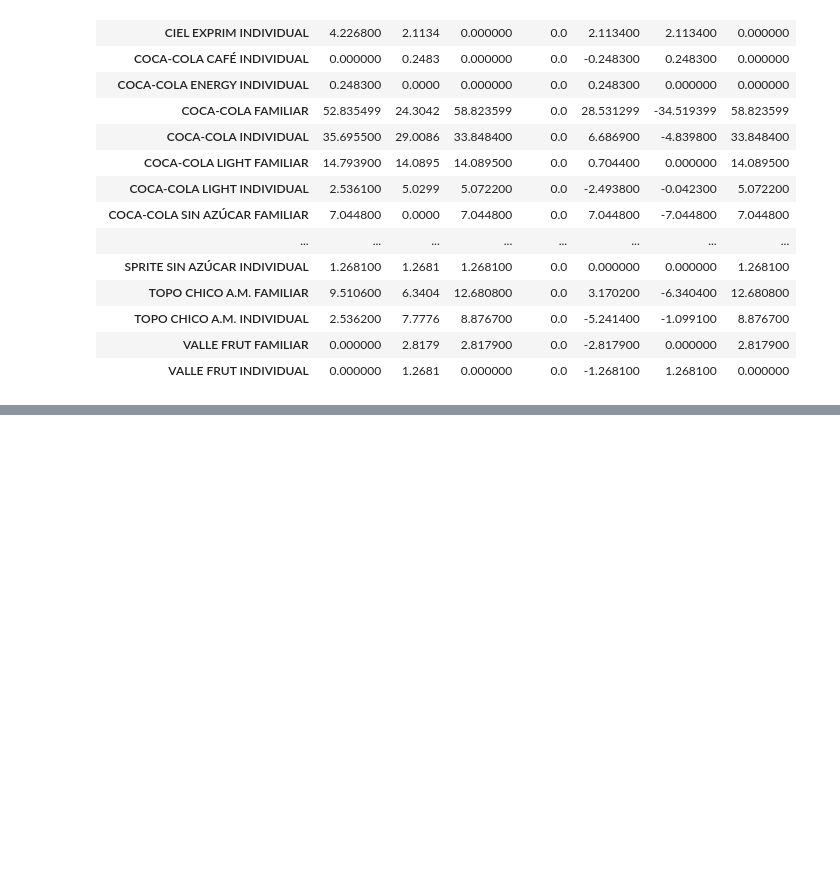
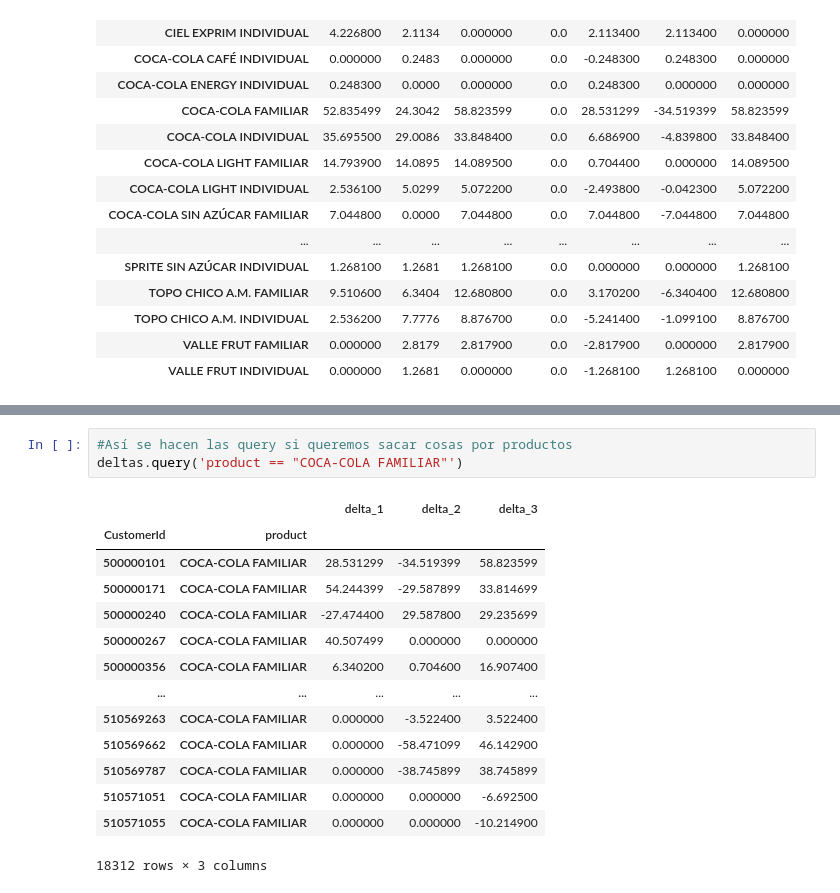
Before and after one commit to FeerRomero/CienciaDeDatos, a Jupyter notebook: ProyectoFinalFinalísimo.ipynb, the cells around one changed output, grey strips where cells are left out. Saved outputs shown, nothing was run; the diff lists cells and outputs as text; blank space fills up the shorter version.

```diff
--- a/ProyectoFinalFinalísimo.ipynb
+++ b/ProyectoFinalFinalísimo.ipynb
@@ -263,0 +437,18 @@ deltas.loc[500000101,:]
+# %%
+#Así se hacen las query si queremos sacar cosas por productos
+deltas.query('product == "COCA-COLA FAMILIAR"')
+# %% [output]
+|  |  | delta_1 | delta_2 | delta_3 |
+| CustomerId | product |  |  |  |
+| 500000101 | COCA-COLA FAMILIAR | 28.531299 | -34.519399 | 58.823599 |
+| 500000171 | COCA-COLA FAMILIAR | 54.244399 | -29.587899 | 33.814699 |
+| 500000240 | COCA-COLA FAMILIAR | -27.474400 | 29.587800 | 29.235699 |
+| 500000267 | COCA-COLA FAMILIAR | 40.507499 | 0.000000 | 0.000000 |
+| 500000356 | COCA-COLA FAMILIAR | 6.340200 | 0.704600 | 16.907400 |
+| ... | ... | ... | ... | ... |
+| 510569263 | COCA-COLA FAMILIAR | 0.000000 | -3.522400 | 3.522400 |
+| 510569662 | COCA-COLA FAMILIAR | 0.000000 | -58.471099 | 46.142900 |
+| 510569787 | COCA-COLA FAMILIAR | 0.000000 | -38.745899 | 38.745899 |
+| 510571051 | COCA-COLA FAMILIAR | 0.000000 | 0.000000 | -6.692500 |
+| 510571055 | COCA-COLA FAMILIAR | 0.000000 | 0.000000 | -10.214900 |
+18312 rows × 3 columns
```
Also changed, not shown: parts of 26 cells of this notebook, 2 other files.
